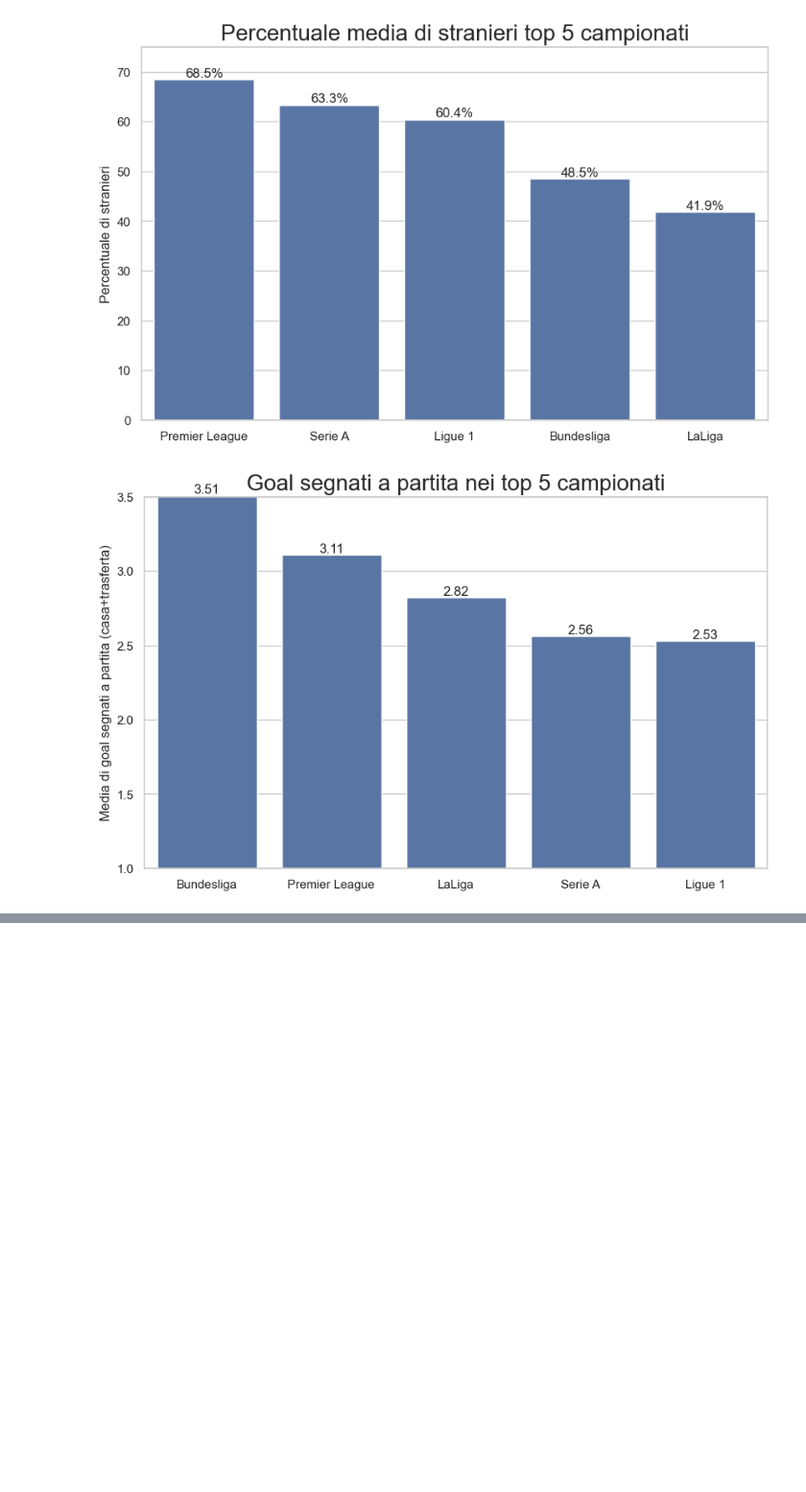
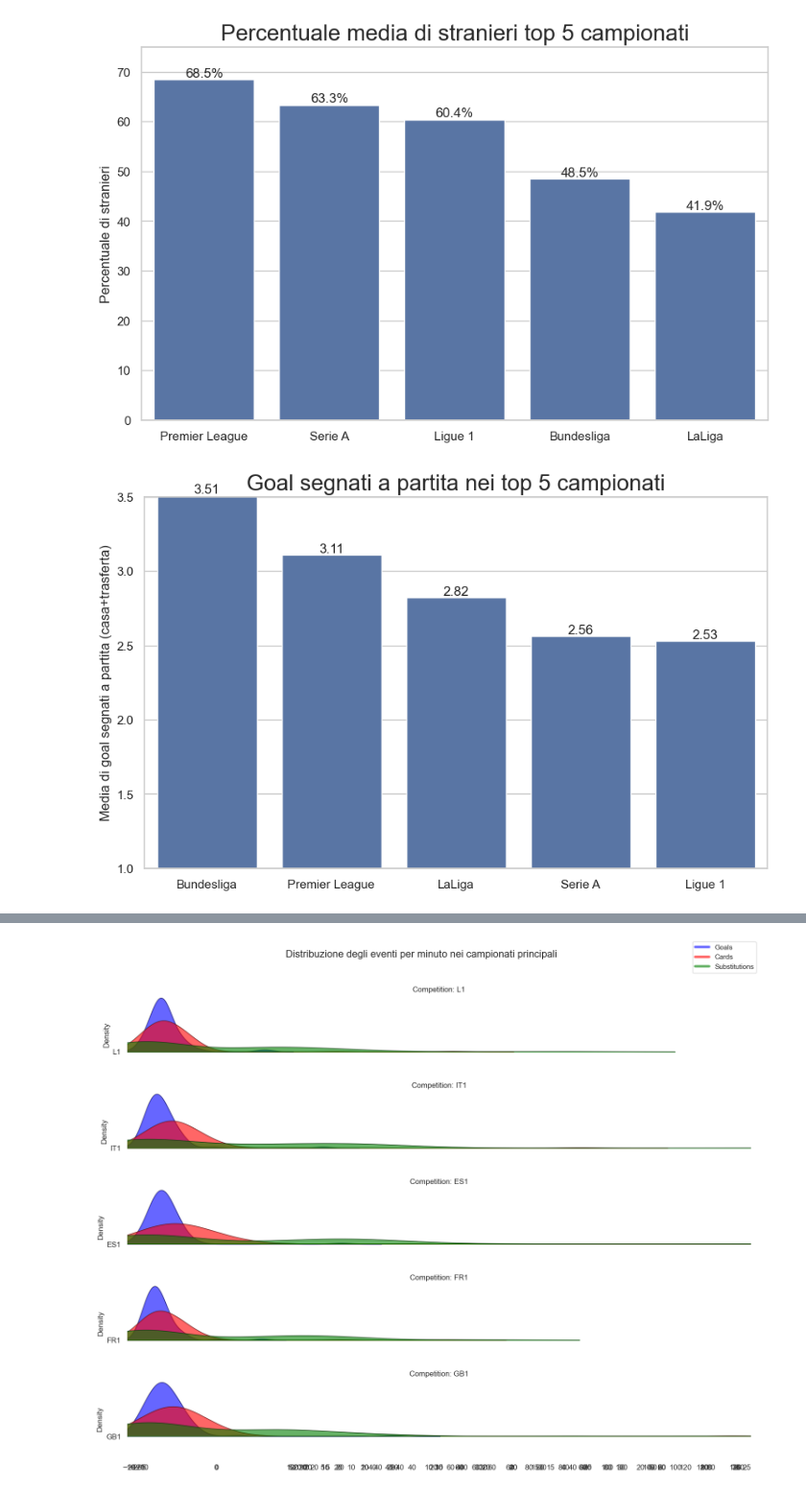
Before and after one commit to RiccardoPili/Football-Data-Analysis, a Jupyter notebook: data_analysis_visualization/competitions_stats.ipynb, the cells around one changed output, grey strips where cells are left out. Shown at 96% size. Saved outputs shown, nothing was run; the diff lists cells and outputs as text; code cells hidden in the pictures; blank space fills up the shorter version.

```diff
--- a/data_analysis_visualization/competitions_stats.ipynb
+++ b/data_analysis_visualization/competitions_stats.ipynb
@@ -8,6 +8,7 @@ players_df = pd.read_feather('../cleaned_data/players.feather')
 games_df = pd.read_feather('../cleaned_data/games.feather')
 clubs_df = pd.read_feather('../cleaned_data/clubs.feather')
 appearances_df = pd.read_feather('../cleaned_data/appearances.feather')
+events_df = pd.read_feather('../cleaned_data/game_events.feather')
 # %% [markdown]
 # Competitions stats
 
@@ -278,0 +265,56 @@ plt.show()
+# %%
+from config import *
+from joypy import joyplot
+
+games_df = pd.read_csv(f"{folder_path}/games.csv")
+
+top_leagues = ['L1', 'IT1', 'ES1', 'FR1', 'GB1']
+
+events_competitions_df = events_df.merge(games_df, left_on='game_id', right_on='game_id', how= 'left')
+
+events_competitions_df = events_competitions_df[(events_competitions_df['season'] == 2023)]
+
+events_filtered_df = events_competitions_df[events_competitions_df['competition_id'].isin(top_leagues)]
+
+
+aggregated_data = events_filtered_df.groupby(['competition_id', 'minute', 'type']).size().reset_index(name='count')
+
+
+# Creare una lista di DataFrame per ogni tipo di evento
+event_types = ['Goals', 'Cards', 'Substitutions']
+data_frames = {event_type: aggregated_data[aggregated_data['type'] == event_type] for event_type in event_types}
+
+# Creare un DataFrame pivotato per ogni tipo di evento
+pivot_data = {event_type: df.pivot(index='minute', columns='competition_id', values='count').fillna(0)
+              for event_type, df in data_frames.items()}
+
+# Configurazione dei colori e della trasparenza
+colors = {'Goals': 'blue', 'Cards': 'red', 'Substitutions': 'green'}
+alphas = 0.6
+
+# Creare il ridgeline plot
+fig, axes = plt.subplots(len(top_leagues), 1, figsize=(15, 12))
+fig.suptitle('Distribuzione degli eventi per minuto nei campionati principali', fontsize=16)
+
+
+for i, competition in enumerate(top_leagues):
+    ax = axes[i]
+    for event_type in event_types:
+        if competition in pivot_data[event_type].columns:
+            joyplot(pivot_data[event_type][[competition]], overlap=0, ax=ax, color=colors[event_type], alpha=alphas, linewidth=1)
+    ax.set_title(f'Competition: {competition}')
+    ax.set_ylabel('Density')
+    ax.set_xlim(-2, 100)  # Assicurati che l'asse x parta da 0 e vada fino a 90 minuti
+    ax.set_xticks(range(0, 91, 10))  # Imposta i tick ogni 10 minuti
+    ax.tick_params(axis='x', rotation=45)
+
+axes[-1].set_xlabel('Minute')
+
+# Creare la legenda
+legend_labels = [plt.Line2D([0], [0], color=colors[event_type], lw=4, alpha=alphas) for event_type in event_types]
+fig.legend(legend_labels, event_types, loc='upper right')
+
+plt.tight_layout(rect=[0, 0, 1, 0.96])
+plt.show()
+# %% [output]
+[figure, added]
```
Also changed, not shown: parts of 1 cell of this notebook, 1 other file.
